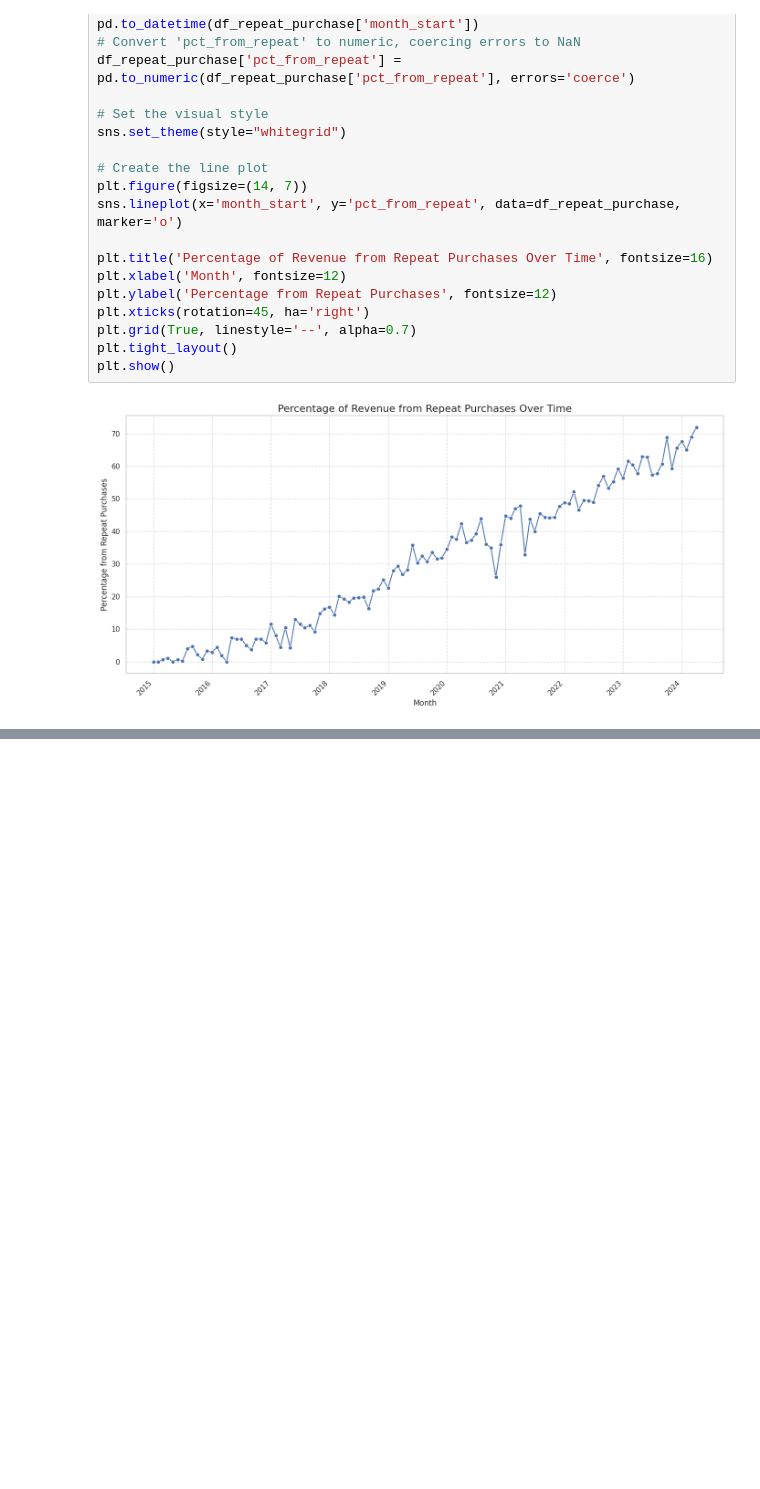
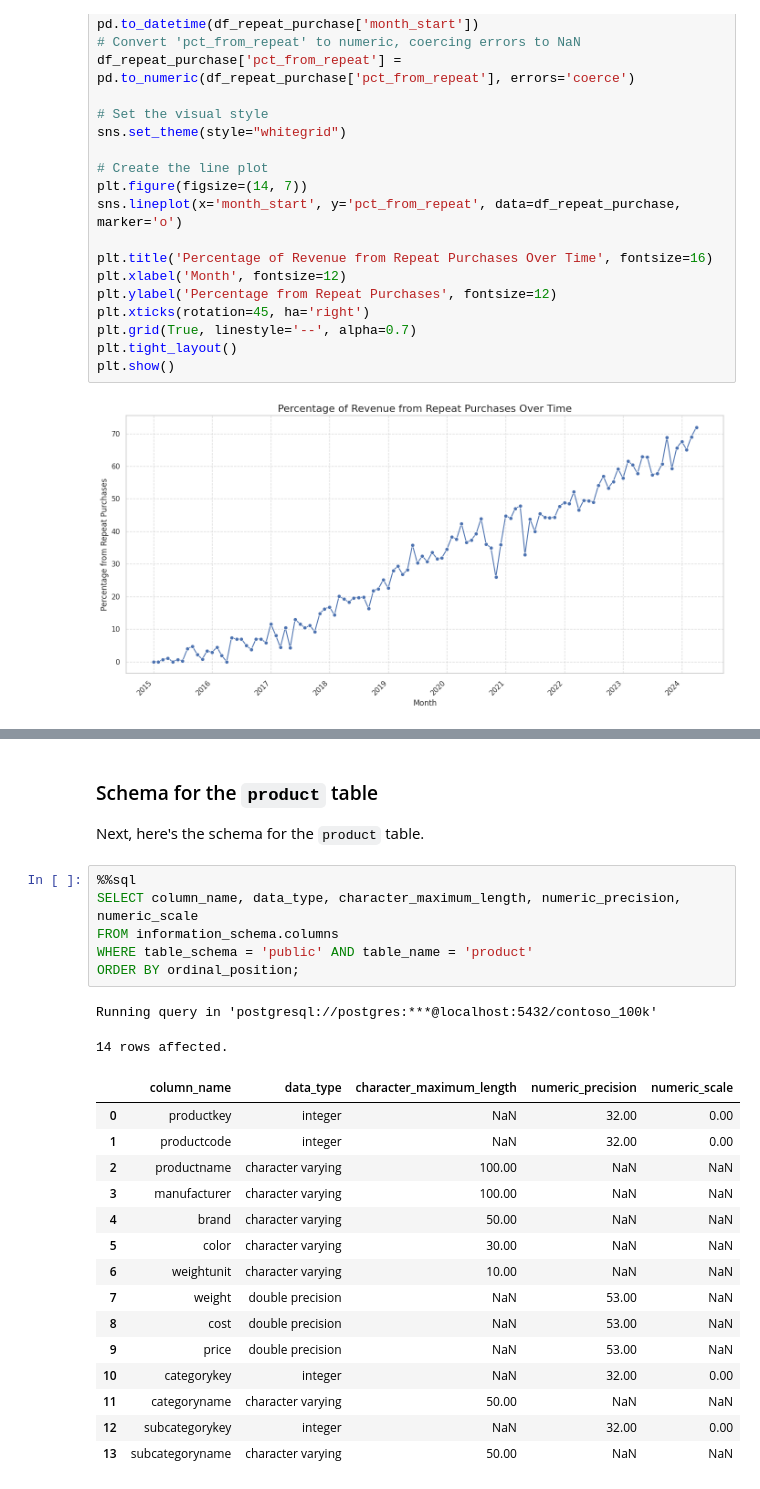
Before and after one commit to C0deB3ast/Data_analysis_work, a Jupyter notebook: Resources/Blank_SQL_Notebook.ipynb, the cells around one changed output, grey strips where cells are left out. Drawn from its saved outputs; the diff is of its cells as text; blank space fills up the shorter version.

```diff
--- a/Resources/Blank_SQL_Notebook.ipynb
+++ b/Resources/Blank_SQL_Notebook.ipynb
@@ -1394,0 +1474,28 @@ plt.show()
+# %% [markdown]
+### Schema for the `product` table
+
+Next, here's the schema for the `product` table.
+# %%
+%%sql
+SELECT column_name, data_type, character_maximum_length, numeric_precision, numeric_scale
+FROM information_schema.columns
+WHERE table_schema = 'public' AND table_name = 'product'
+ORDER BY ordinal_position;
+# %% [output]
+Running query in 'postgresql://postgres:***@localhost:5432/contoso_100k'
+14 rows affected.
+|  | column_name | data_type | character_maximum_length | numeric_precision | numeric_scale |
+| 0 | productkey | integer | NaN | 32.00 | 0.00 |
+| 1 | productcode | integer | NaN | 32.00 | 0.00 |
+| 2 | productname | character varying | 100.00 | NaN | NaN |
+| 3 | manufacturer | character varying | 100.00 | NaN | NaN |
+| 4 | brand | character varying | 50.00 | NaN | NaN |
+| 5 | color | character varying | 30.00 | NaN | NaN |
+| 6 | weightunit | character varying | 10.00 | NaN | NaN |
+| 7 | weight | double precision | NaN | 53.00 | NaN |
+| 8 | cost | double precision | NaN | 53.00 | NaN |
+| 9 | price | double precision | NaN | 53.00 | NaN |
+| 10 | categorykey | integer | NaN | 32.00 | 0.00 |
+| 11 | categoryname | character varying | 50.00 | NaN | NaN |
+| 12 | subcategorykey | integer | NaN | 32.00 | 0.00 |
+| 13 | subcategoryname | character varying | 50.00 | NaN | NaN |
```
Also changed, not shown: parts of 7 cells of this notebook.
